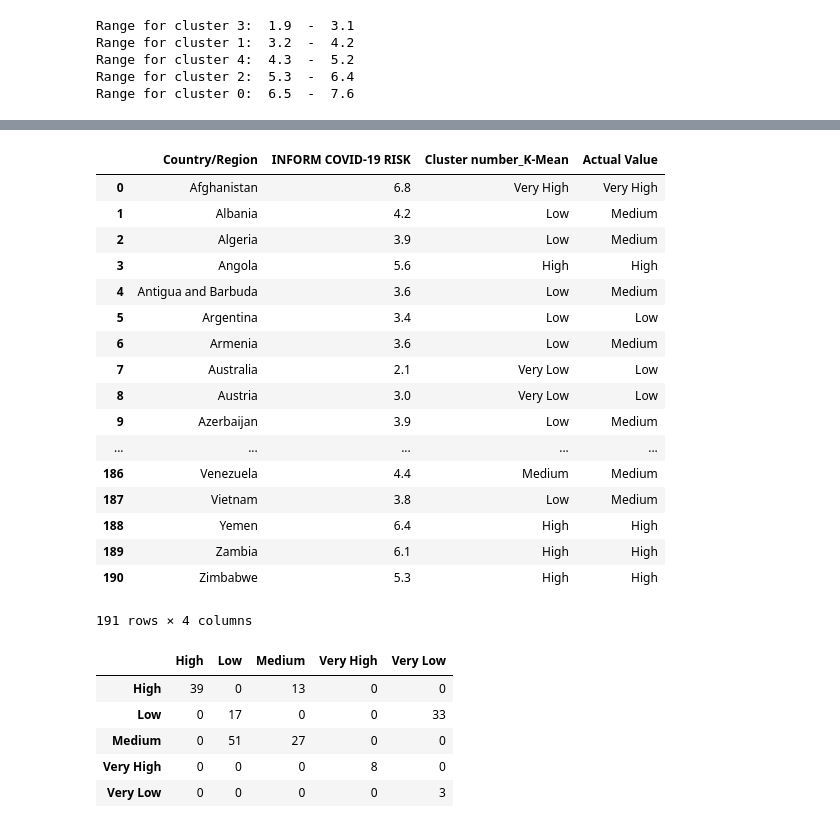
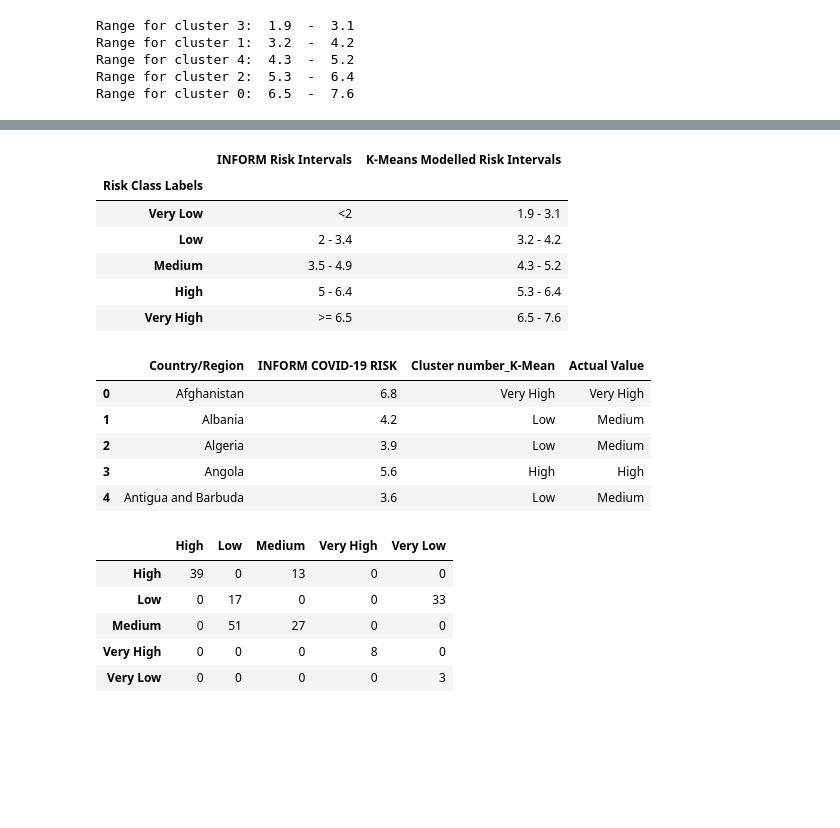
Before and after one commit to namitachhibba/COVID-19_ClusteringAnalysis, a Jupyter notebook: COVID-19 Project-V2-Clustering-Risk Data.ipynb, the cells around one changed output, grey strips where cells are left out. Saved outputs shown, nothing was run; the diff lists cells and outputs as text; code cells hidden in the pictures; blank space fills up the shorter version.

```diff
--- a/COVID-19 Project-V2-Clustering-Risk Data.ipynb
+++ b/COVID-19 Project-V2-Clustering-Risk Data.ipynb
@@ -13,6 +15,7 @@ import matplotlib.pyplot as plt
 # %% [markdown]
 ### Importing Filtered and Renamed Risk Index Data
 # %%
-df_risk = pd.read_csv("C:/Users/user/Downloads/COVID-19 Related Info/Created Files/Risk Index-Filtered-Renamed.csv", index_col ="Country/Region")
+# df_risk = pd.read_csv("C:/Users/user/Downloads/COVID-19 Related Info/Created Files/Risk Index-Filtered-Renamed.csv", index_col ="Country/Region")
+df_risk = pd.read_csv("https://raw.githubusercontent.com/namitachhibba/COVID-19_Analysis/master/Risk%20Index-Filtered-Renamed.csv?token=AGKBWBVISAG4ADY6UGL6TRS64CN7M")
 df_risk.head()
 # %% [output]
@@ -296,25 +274,29 @@ Very High:   >= 6.5
+# %%
+table_actual_classes = {'Risk Class Labels':  ['Very Low', 'Low',"Medium", "High", "Very High"],
+        'INFORM Risk Intervals': ['<2', '2 - 3.4',"3.5 - 4.9","5 - 6.4", ">= 6.5"],
+        'K-Means Modelled Risk Intervals': ["1.9 - 3.1", "3.2 - 4.2", "4.3 - 5.2","5.3 - 6.4", "6.5 - 7.6" ]
+                }
+table = pd.DataFrame(table_actual_classes, columns = ['Risk Class Labels','INFORM Risk Intervals','K-Means Modelled Risk Intervals'])
+table = table.set_index("Risk Class Labels")
+table
+# %% [output]
+|  | INFORM Risk Intervals | K-Means Modelled Risk Intervals |
+| Risk Class Labels |  |  |
+| Very Low | <2 | 1.9 - 3.1 |
+| Low | 2 - 3.4 | 3.2 - 4.2 |
+| Medium | 3.5 - 4.9 | 4.3 - 5.2 |
+| High | 5 - 6.4 | 5.3 - 6.4 |
+| Very High | >= 6.5 | 6.5 - 7.6 |
 # %%
 df_clusters_km["Cluster number_K-Mean"] = df_clusters_km["Cluster number_K-Mean"].replace({0:"Very High", 2:"High", 1: "Low", 3:"Very Low", 4:"Medium"})
-df_clusters_km
+df_clusters_km.head()
 # %% [output]
 |  | Country/Region | INFORM COVID-19 RISK | Cluster number_K-Mean | Actual Value |
 | 0 | Afghanistan | 6.8 | Very High | Very High |
 | 1 | Albania | 4.2 | Low | Medium |
 | 2 | Algeria | 3.9 | Low | Medium |
 | 3 | Angola | 5.6 | High | High |
 | 4 | Antigua and Barbuda | 3.6 | Low | Medium |
-| 5 | Argentina | 3.4 | Low | Low |
-| 6 | Armenia | 3.6 | Low | Medium |
-| 7 | Australia | 2.1 | Very Low | Low |
-| 8 | Austria | 3.0 | Very Low | Low |
-| 9 | Azerbaijan | 3.9 | Low | Medium |
-| ... | ... | ... | ... | ... |
-| 186 | Venezuela | 4.4 | Medium | Medium |
-| 187 | Vietnam | 3.8 | Low | Medium |
-| 188 | Yemen | 6.4 | High | High |
-| 189 | Zambia | 6.1 | High | High |
-| 190 | Zimbabwe | 5.3 | High | High |
-191 rows × 4 columns
 # %%
 from sklearn.metrics import confusion_matrix
 labels = np.unique(df_clusters_km["Actual Value"])
```
Also changed, not shown: parts of 15 cells of this notebook.
